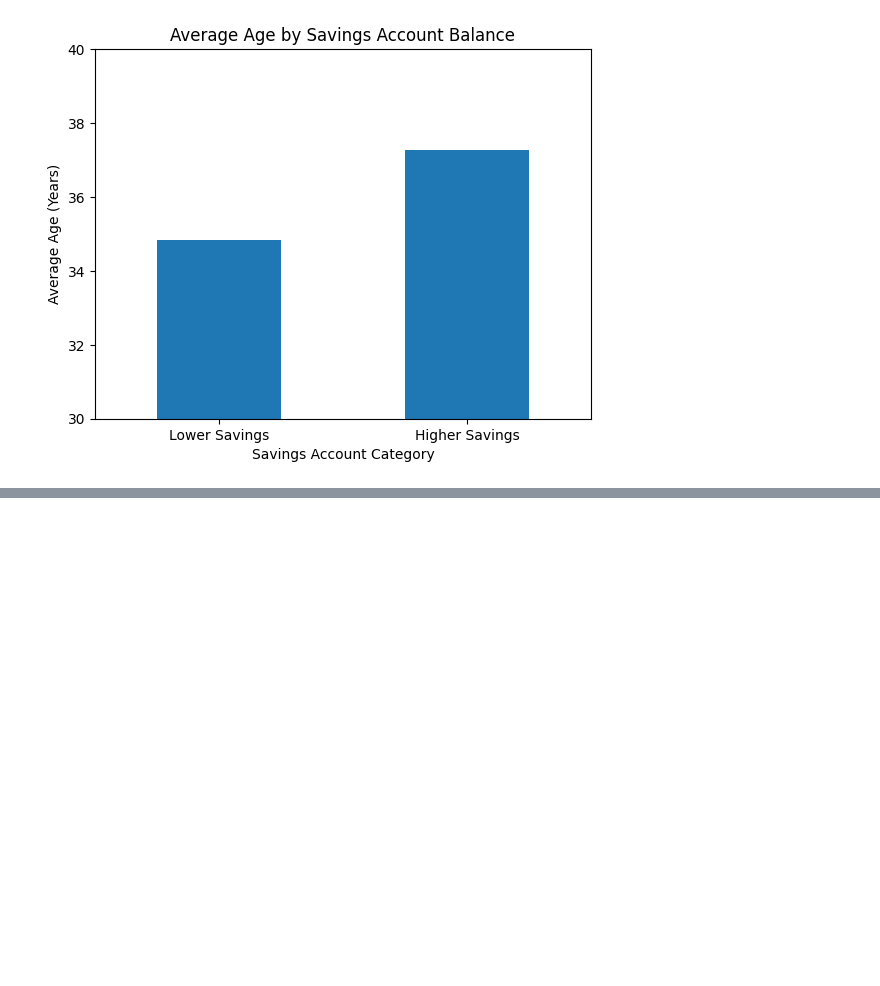
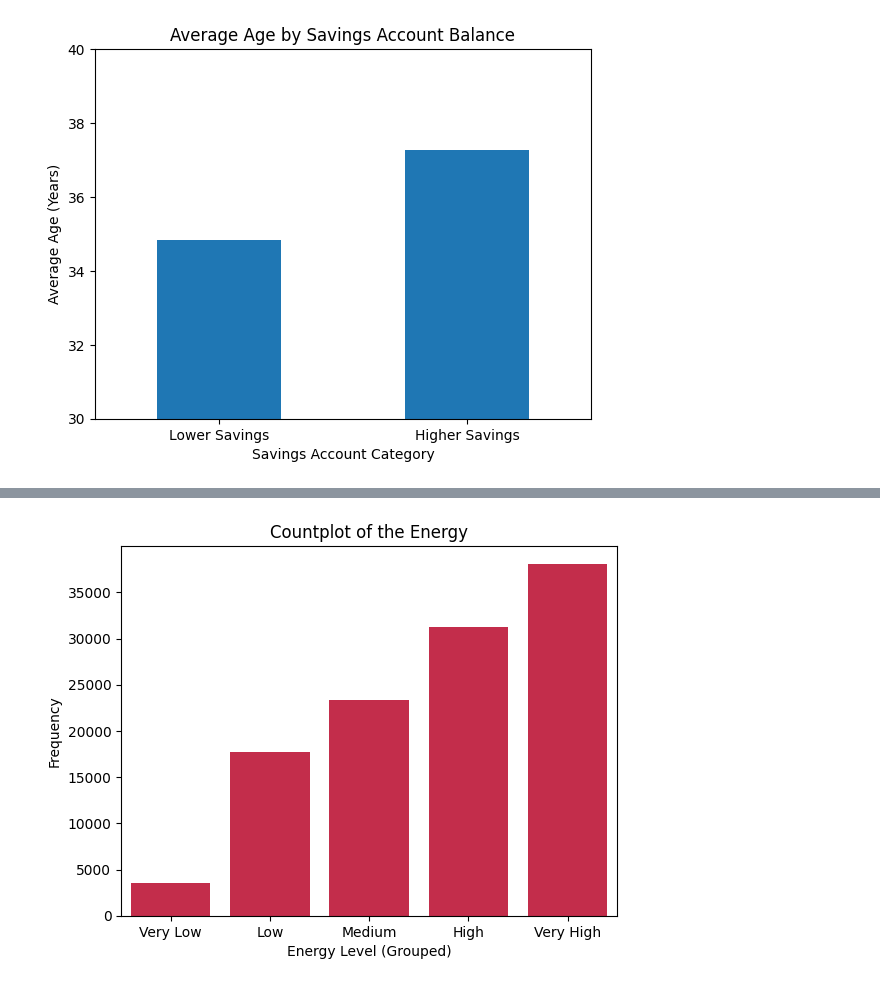
Before and after one commit to BrentMRPalmer/CSI4142-A1, a Jupyter notebook: A1.ipynb, the cells around one changed output, grey strips where cells are left out. Saved outputs shown, nothing was run; the diff lists cells and outputs as text; code cells hidden in the pictures; blank space fills up the shorter version.

```diff
--- a/A1.ipynb
+++ b/A1.ipynb
@@ -439,0 +582,17 @@ plt.show()
+# %%
+# Define a function to return a group based on the energy score
+def group_energy(e):
+    if e <= 0.1:
+        return 'Very Low'
+    elif e < 0.4:
+        return 'Low'
+    elif e < 0.6:
+        return 'Medium'
+    elif e < 0.8:
+        return 'High'
+    else:
+        return 'Very High'
+
+# Create a new feature containing the energy group of a track
+tracks['grouped_energy'] = tracks['energy'].apply(group_energy)
+tracks.head()
@@ -439,0 +607,15 @@ plt.show()
+# %%
+# Set the order of the categories
+order = ['Very Low', 'Low', 'Medium', 'High', 'Very High']
+
+# Create the countplot
+sns.countplot(data=tracks, x="grouped_energy", order=order, color="crimson")
+
+# Label the countplot
+plt.xlabel('Energy Level (Grouped)')
+plt.ylabel('Frequency')
+plt.title('Countplot of the Energy')
+
+plt.show()
+# %% [output]
+[figure, added]
```
Also changed, not shown: parts of 33 cells of this notebook.
